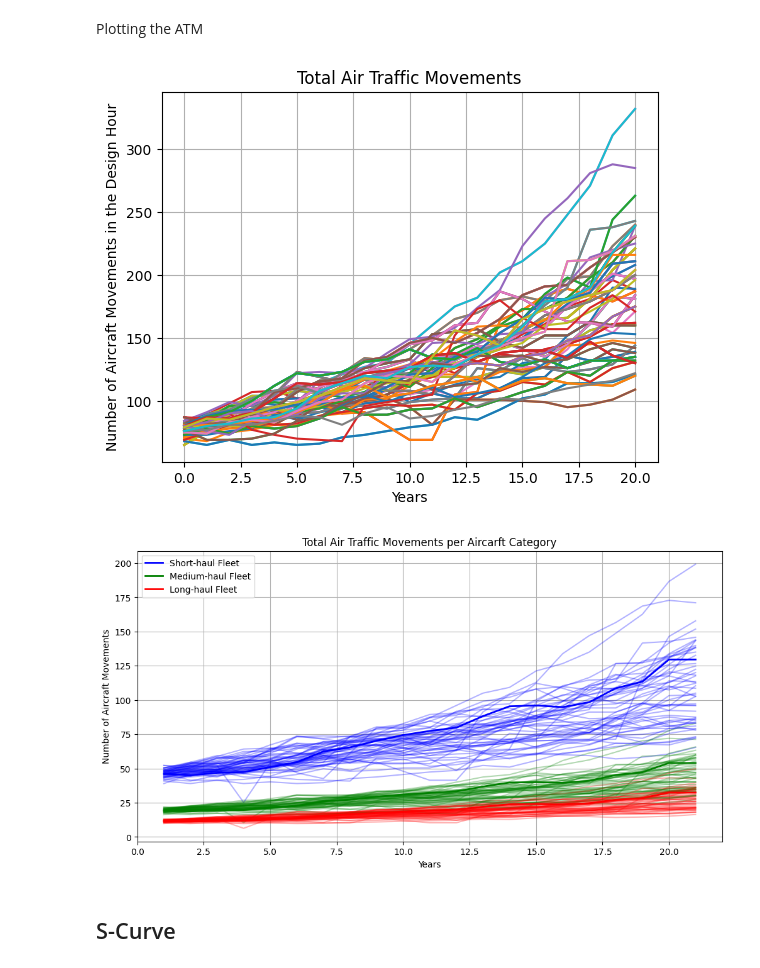
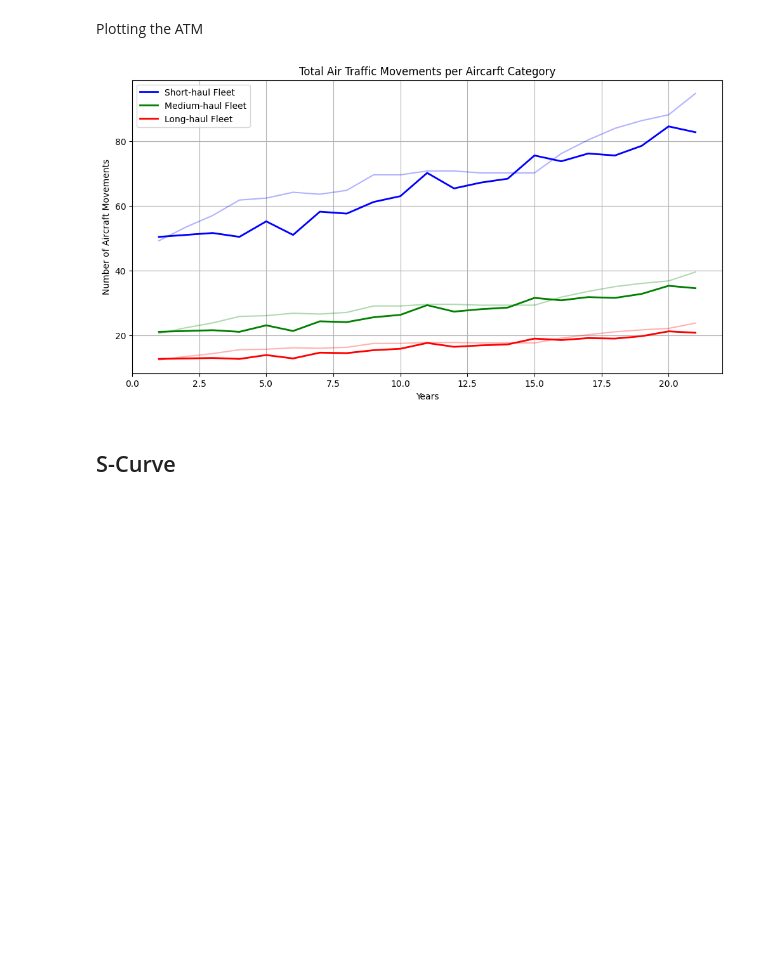
Before and after one commit to Oli767/Masterthesis, a Jupyter notebook: MT.ipynb, the cells around one changed output. Saved outputs shown, nothing was run; the diff lists cells and outputs as text; code cells hidden in the pictures; blank space fills up the shorter version.

```diff
--- a/MT.ipynb
+++ b/MT.ipynb
@@ -74,7 +74,7 @@ Param = {
     "Dt0": 25000000,  # Demand at t0
     "dt": 1,  # Steptime in Years
     "Fth": 20,  # Time Horizon of Forecasts in Steptime
-    "No_Forecasts": 50,  # Number of Forecasts
+    "No_Forecasts": 2,  # Number of Forecasts
     "No_Forecasts_plot": 100,  # Number of Forecasts to be plotted
     "mu": 0.042754330256447565,  # Average Demand growth per year
     "sigma": 0.05813761525452841,  # Volatility of Demand development per year
@@ -99,9 +99,9 @@ Param = {
     "condition": 0,  # Condition for over, under capacity cases
     "p_Dock": 0.5,  # Share of ATMs handled at Dockstands
     "alpha": 0.8,  # Economie of Scale Parameter
-    "CC_Dock_Jet": 50000,  # Construction cost of Jet A1 aircraft dock stands per unit of K
-    "CC_Open_Jet": 30000,  # Construction cost of Jet A1 aircraft open stands per unit of K
-    "CC_Dock_LH2": 80000,  # Construction cost of LH2 aircraft dock stands per unit of K
+    "CC_Dock_Jet": 80000,  # Construction cost of Jet A1 aircraft dock stands per unit of K
+    "CC_Open_Jet": 40000,  # Construction cost of Jet A1 aircraft open stands per unit of K
+    "CC_Dock_LH2": 100000,  # Construction cost of LH2 aircraft dock stands per unit of K
     "CC_Open_LH2": 50000,  # Construction cost of LH2 aircraft dock stands per unit of K
     "CC_Truck_LH2": 2500,  # Acquisition cost of refueling trucks per unit of K
     "CC_Pipeline_LH2": 30000,  # Construction cost of LH2 pipelines per unit of K
@@ -110,11 +110,11 @@ Param = {
     "CE_Dock_Jet": 150,  # Cost of energy and water for Jet A1 dockstands per unit of K used
     "CE_Open_Jet": 50,  # Cost of energy and water for Jet A1 openstands per unit of K used
     "CM_Over_Jet": 50,  # Cost of over (unused) Jet A1 stand capacity per unit of K unused
-    "CM_Under_Jet": 50,  # Opportunity cost of lacking Jet A1 stand capacity per unit of K missing
+    "CM_Under_Jet": 5000,  # Opportunity cost of lacking Jet A1 stand capacity per unit of K missing
     "CE_Dock_LH": 200,  # Cost of energy and water for LH2 dockstands per unit of K
     "CE_Open_LH": 100,  # Cost of energy and water for LH2 openstands per unit of K
     "CM_Over_LH": 50,  # Cost of over (unused) LH2 stand capacity per unit of K unused
-    "CM_Under_LH": 50,  # Opportunity cost of lacking Jet A1 stand capacity per unit of K missing
+    "CM_Under_LH": 5000,  # Opportunity cost of lacking Jet A1 stand capacity per unit of K missing
     "CE_Terminal": 30,  # Cost of terminal operations in USD per unit of passenger
     "re_Dock_Jet": 100,  # Revenue per Jet A1 ATM at dockstands per unit of ATM
     "re_Open_Jet": 80,  # Revenue per Jet A1 ATM at openstands per unit of ATM
@@ -124,7 +124,7 @@ Param = {
     "rf_LH": 100,  # Revenue from LH2 fuel sales per unit of ATM
     "re_Pax": 35,  # Revenue per passenger within the terminal per unit of passenger
     "re_Rent": 0,  # Revenue from renting spaces per unit of capacity K
-    "discount_rate": 0.9,  # Discount rate for NPV calculation
+    "discount_rate": 0.95,  # Discount rate for NPV calculation
     "Initial_Investment": 200000000,  # Initial investment cost
     "allowed_values": np.array([0, 1, 2, 3]),  # Capacity Increase Limit
     "population": 1000,  # Number of population mutations in the genetic algorithm
@@ -137,7 +137,7 @@ Param["time"] = np.arange(1, Param["Fth"] + 2, Param["dt"])
 Param["num_shocks"] = Param["No_Forecasts"] * 0.5
 
 # Mix and Capacity of the Aircraft Types
-# Param["Mix"] = np.array([1, 0, 0])  # Short, Medium, Longhaul Mix
+# Param["Mix"] = np.array([0.8, 0.1, 0.1])  # Short, Medium, Longhaul Mix
 Param["Mix"] = np.array([0.60, 0.25, 0.15])  # Short, Medium, Longhaul Mix
 Param["Pax_capacity"] = np.array([80, 180, 230])  # Short, Medium, Longhaul Capacity
 Param["deltas"] = np.array([-0.0, +0.000, +0.0])  # Change per time step
@@ -187,26 +183,25 @@ ATM_matrix = fn.ATM(Param, DHL, Load_Factor_matrix)
 # %% [markdown]
 Plotting the ATM
 # %%
-fn.Scenario_plot(
-    Param,
-    ATM_matrix[0],
-    True,
-    "Total Air Traffic Movements",
-    "Number of Aircraft Movements in the Design Hour",
-)
+# fn.Scenario_plot(
+#     Param,
+#     ATM_matrix[0],
+#     True,
+#     "Total Air Traffic Movements",
+#     "Number of Aircraft Movements in the Design Hour",
+# )
 
 
 fn.ATM_plot(ATM_matrix[1], Param)
 # fn.Scenario_plot(
 #     Param,
 #     ATM_test_matrix[1],
 #     True,
 #     "Total Air Traffic Movements per Aircarft Category",
 #     "Number of Aircraft Movements",
 # )
 # %% [output]
-[figure, old version]
+[figure, new version]
-[figure, removed]
 # %% [markdown]
 ## S-Curve
 # %%
```
Also changed, not shown: parts of 23 cells of this notebook, 1 other file.
